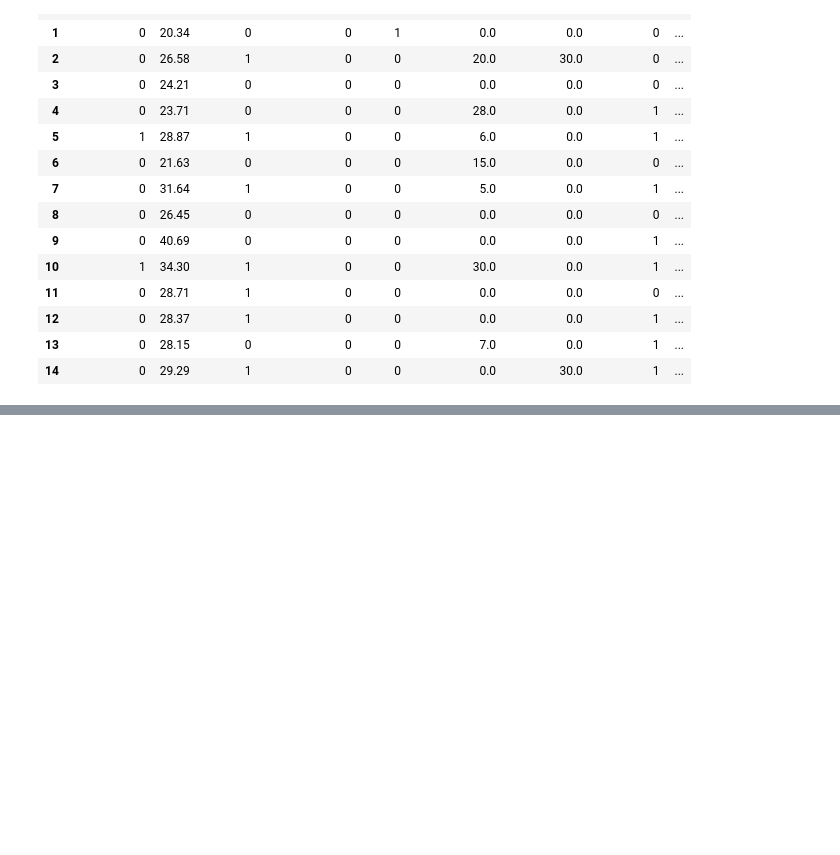
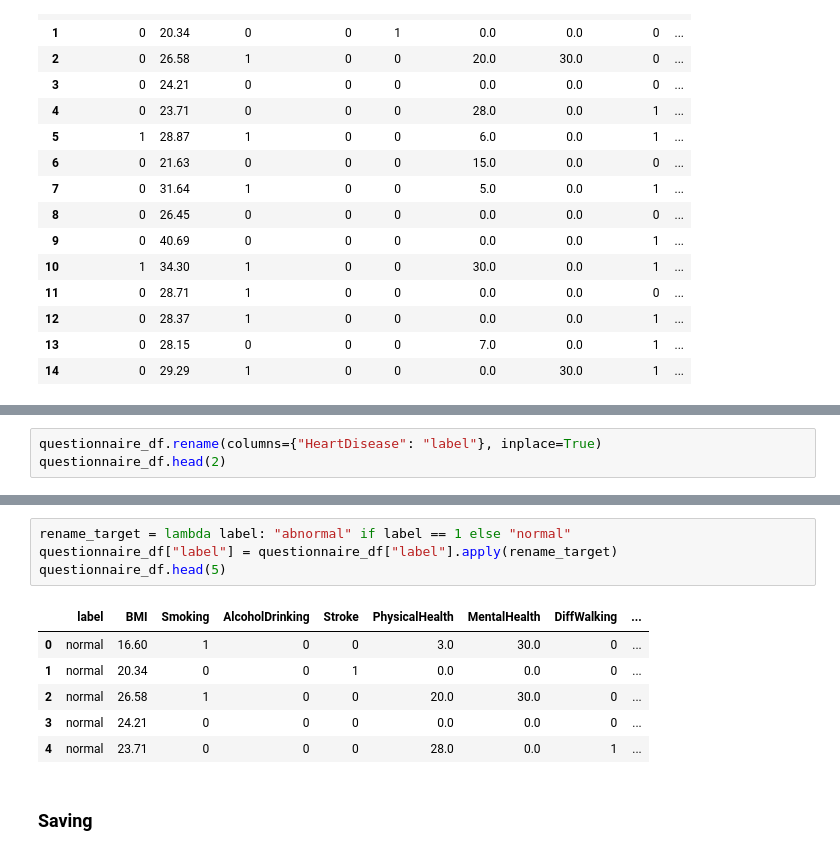
Before and after one commit to Cardionix/Cardionix, a Jupyter notebook: notebooks/preprocessing.ipynb, the cells around one changed output, grey strips where cells are left out. Drawn from its saved outputs; the diff is of its cells as text; blank space fills up the shorter version.

Commit message:
feat: renamed column from HeartDesease to label and classes 0 to normal and 1 to abnormal in CDC survey 2020

```diff
--- a/notebooks/preprocessing.ipynb
+++ b/notebooks/preprocessing.ipynb
@@ -635,0 +616,3 @@ memory usage: 43.9 MB
+# %%
+questionnaire_df.rename(columns={"HeartDisease": "label"}, inplace=True)
+questionnaire_df.head(2)
@@ -636,2 +627,15 @@ memory usage: 43.9 MB
+# %%
+rename_target = lambda label: "abnormal" if label == 1 else "normal"
+questionnaire_df["label"] = questionnaire_df["label"].apply(rename_target)
+questionnaire_df.head(5)
+# %% [output]
+|  | label | BMI | Smoking | AlcoholDrinking | Stroke | PhysicalHealth | MentalHealth | DiffWalking | ... |
+| 0 | normal | 16.60 | 1 | 0 | 0 | 3.0 | 30.0 | 0 | ... |
+| 1 | normal | 20.34 | 0 | 0 | 1 | 0.0 | 0.0 | 0 | ... |
+| 2 | normal | 26.58 | 1 | 0 | 0 | 20.0 | 30.0 | 0 | ... |
+| 3 | normal | 24.21 | 0 | 0 | 0 | 0.0 | 0.0 | 0 | ... |
+| 4 | normal | 23.71 | 0 | 0 | 0 | 28.0 | 0.0 | 1 | ... |
+# %% [markdown]
+### Saving
 # %%
 questionnaire_df.to_csv("CDC_survey_2020.csv", index=False)
```
Also changed, not shown: parts of 5 cells of this notebook.
